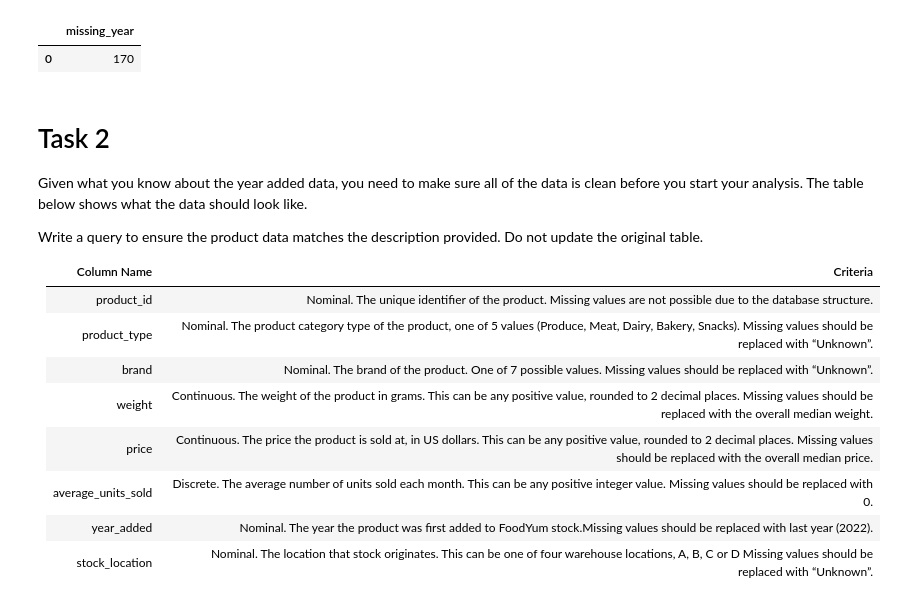
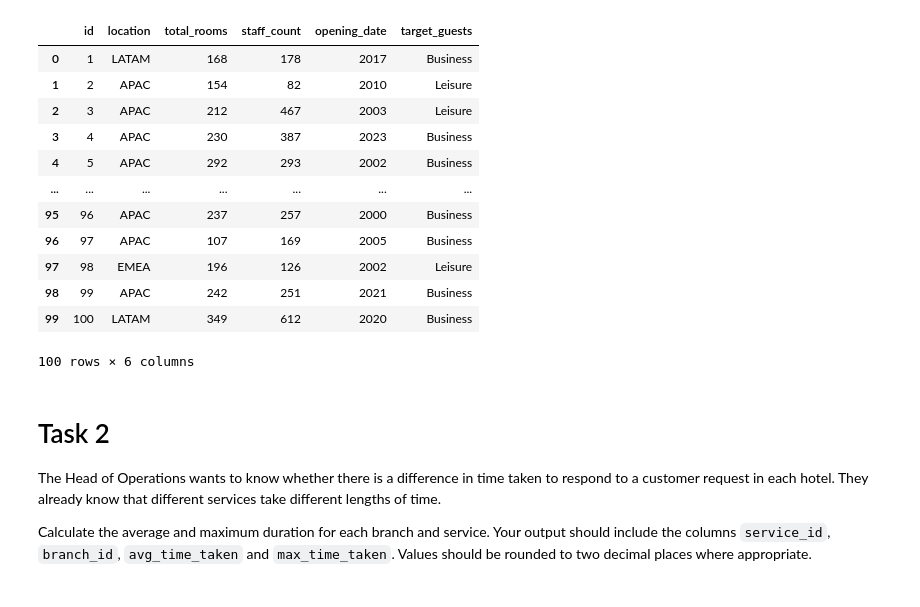
Before and after one commit to noi-noi/My-Projects, a Jupyter notebook: notebook.ipynb, the cells around one changed output. Cells and saved outputs as stored; diff of their text form; code cells hidden in the pictures.

```diff
--- a/notebook.ipynb
+++ b/notebook.ipynb
@@ -32,25 +32,29 @@ Write a query to determine how many products have the `year_added` value missing
 # %%
-SELECT COUNT(*) AS missing_year
-FROM public.products
-WHERE year_added is null;
+SELECT id,
+COALESCE (location, 'Unknown') AS location,
+COALESCE (total_rooms, 100) AS total_rooms,
+COALESCE (staff_count, 100*1.5) AS staff_count,
+REPLACE (opening_date, '-','2023') AS opening_date,
+REPLACE(REPLACE (target_guests, 'B.', 'Business'),'Busniess', 'Business') AS target_guests
+FROM branch;
 # %% [output]
-|  | missing_year |
-| 0 | 170 |
+|  | id | location | total_rooms | staff_count | opening_date | target_guests |
+| 0 | 1 | LATAM | 168 | 178 | 2017 | Business |
+| 1 | 2 | APAC | 154 | 82 | 2010 | Leisure |
+| 2 | 3 | APAC | 212 | 467 | 2003 | Leisure |
+| 3 | 4 | APAC | 230 | 387 | 2023 | Business |
+| 4 | 5 | APAC | 292 | 293 | 2002 | Business |
+| ... | ... | ... | ... | ... | ... | ... |
+| 95 | 96 | APAC | 237 | 257 | 2000 | Business |
+| 96 | 97 | APAC | 107 | 169 | 2005 | Business |
+| 97 | 98 | EMEA | 196 | 126 | 2002 | Leisure |
+| 98 | 99 | APAC | 242 | 251 | 2021 | Business |
+| 99 | 100 | LATAM | 349 | 612 | 2020 | Business |
+100 rows × 6 columns
 # %% [markdown]
 # Task 2
 
-Given what you know about the year added data, you need to make sure all of the data is clean before you start your analysis. The table below shows what the data should look like.
+The Head of Operations wants to know whether there is a difference in time taken to respond to a customer request in each hotel. They already know that different services take different lengths of time.
 
-Write a query to ensure the product data matches the description provided. Do not update the original table.
-
-| Column Name | Criteria                                                |
-|-------------|---------------------------------------------------------|
-|product_id | Nominal. The unique identifier of the product. </br>Missing values are not possible due to the database structure.|
-| product_type | Nominal. The product category type of the product, one of 5 values (Produce, Meat, Dairy, Bakery, Snacks). </br>Missing values should be replaced with “Unknown”. |
-| brand | Nominal. The brand of the product. One of 7 possible values. </br>Missing values should be replaced with “Unknown”. |
-| weight | Continuous. The weight of the product in grams. This can be any positive value, rounded to 2 decimal places. </br>Missing values should be replaced with the overall median weight. |
-| price | Continuous. The price the product is sold at, in US dollars. This can be any positive value, rounded to 2 decimal places. </br>Missing values should be replaced with the overall median price. |
-| average_units_sold | Discrete. The average number of units sold each month. This can be any positive integer value. </br>Missing values should be replaced with 0. |
-| year_added | Nominal. The year the product was first added to FoodYum stock.</br>Missing values should be replaced with last year (2022). |
-| stock_location | Nominal. The location that stock originates. This can be one of four warehouse locations, A, B, C or D </br>Missing values should be replaced with “Unknown”. |
+Calculate the average and maximum duration for each branch and service. Your output should include the columns `service_id`, `branch_id`, `avg_time_taken` and `max_time_taken`. Values should be rounded to two decimal places where appropriate.
 # %%
```
Also changed, not shown: parts of 7 cells of this notebook.
